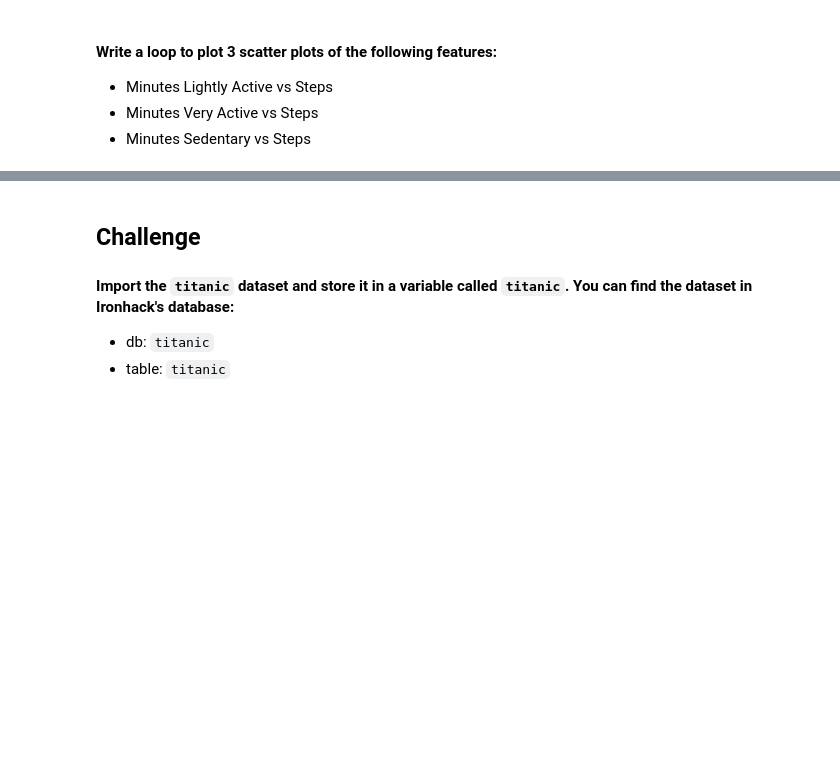
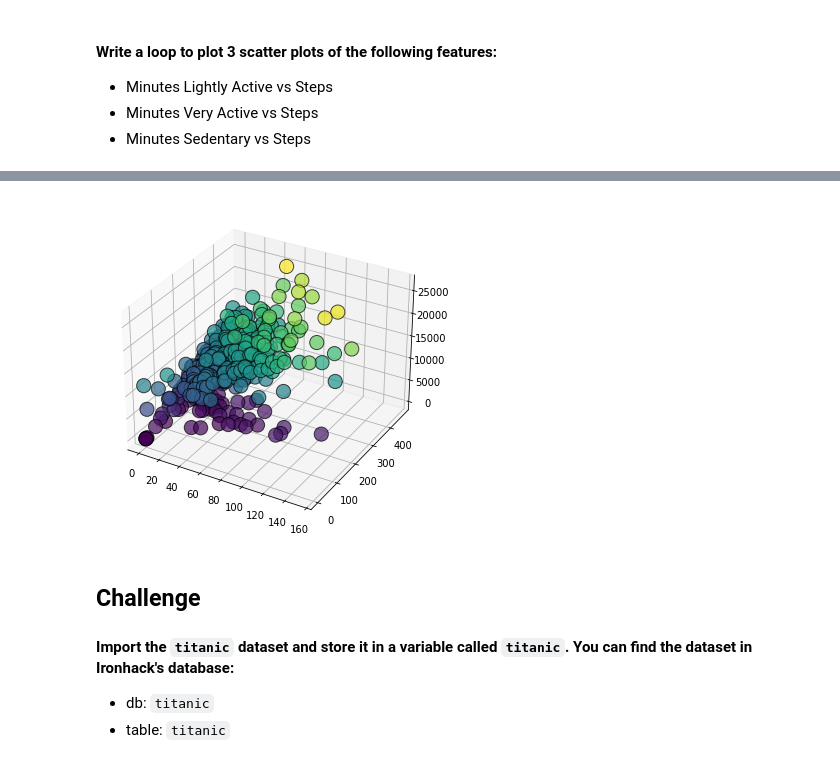
Before and after one commit to Ironhack-Data-Madrid-Mayo-2022/5.2-lab-matplotlib-seaborn, a Jupyter notebook: your-code/main.ipynb, the cells around one changed output, grey strips where cells are left out. Cells and saved outputs as stored; diff of their text form; code cells hidden in the pictures; blank space fills up the shorter version.

```diff
--- a/your-code/main.ipynb
+++ b/your-code/main.ipynb
@@ -42,3 +118,22 @@ How the average number of steps change by month. Use the appropriate visualizati
+# %%
+import matplotlib.pyplot as plt
+from mpl_toolkits.mplot3d import Axes3D
+import numpy as np
+
+x = fit.Minutes_very_Active
+y = fit.Minutes_Lightly_Active
+z = fit.Steps
+
+fig = plt.figure(figsize=(6, 6))
+ax = fig.add_subplot(111, projection='3d')
+ax.scatter(x, y, z,
+           linewidths=1, alpha=.7,
+           edgecolor='k',
+           s = 200,
+           c=z)
+plt.show()
+# %% [output]
+[figure, added]
 # %% [markdown]
 ## Challenge
 
```
Also changed, not shown: parts of 10 cells of this notebook.
